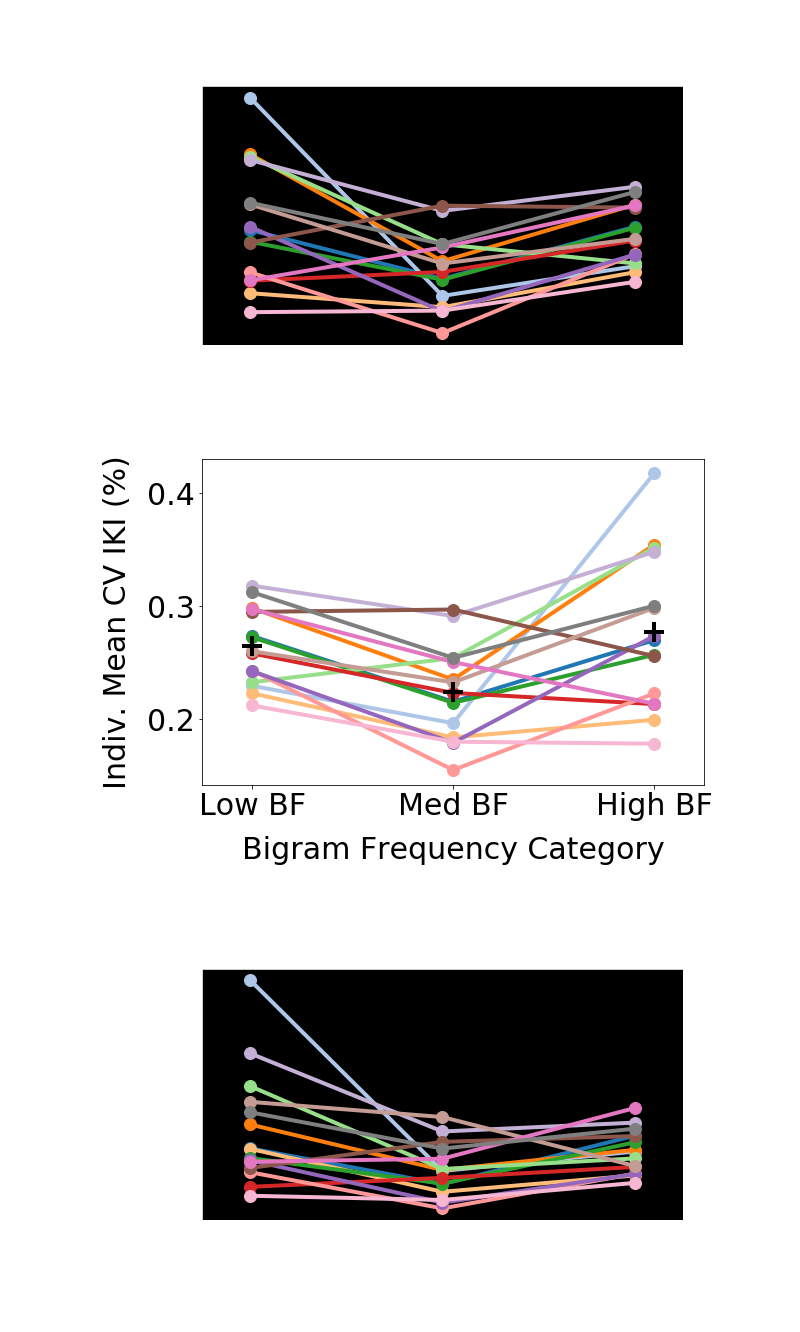
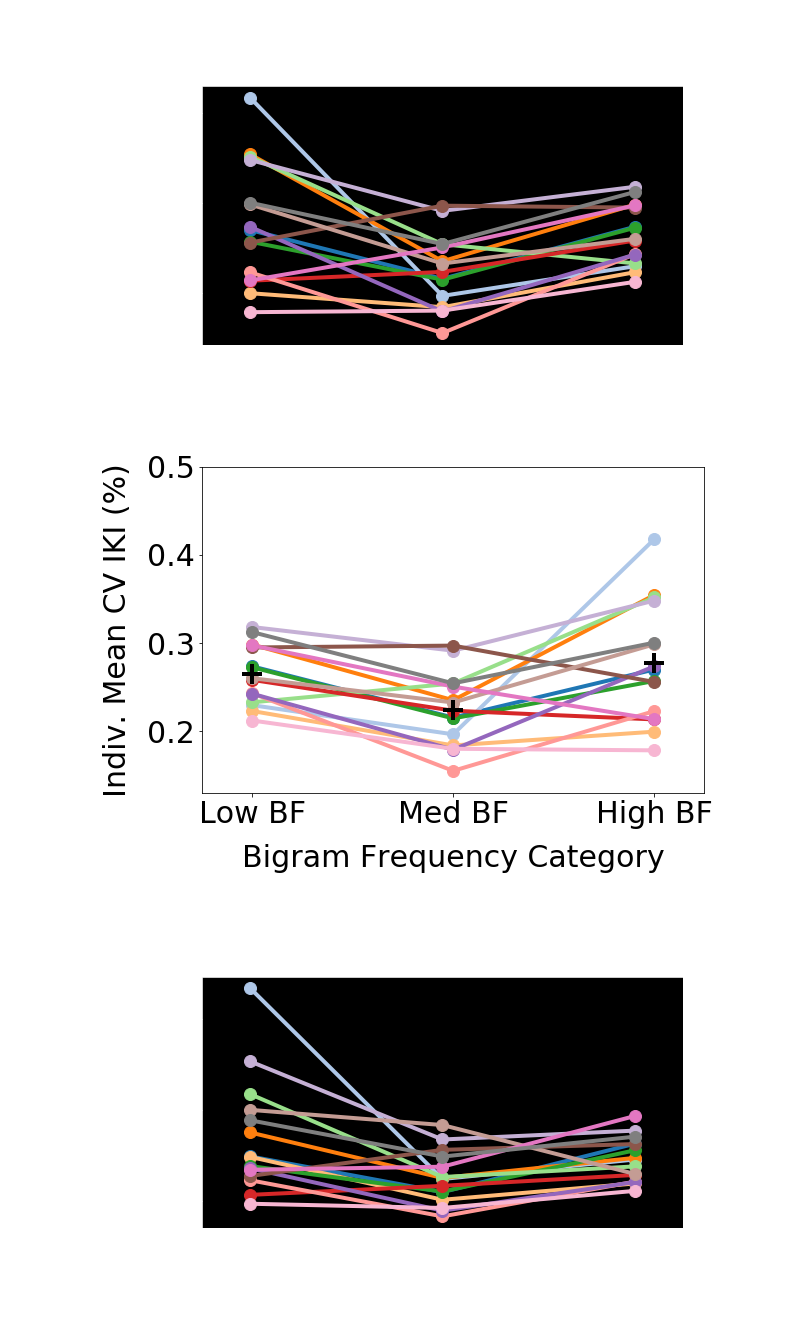
Before and after one commit to rruopp/typingexp, a Jupyter notebook: typing_task_analysis/group_analysis_V1.ipynb, the cells around one changed output. Drawn from its saved outputs; the diff is of its cells as text; code cells hidden in the pictures.

```diff
--- a/typing_task_analysis/group_analysis_V1.ipynb
+++ b/typing_task_analysis/group_analysis_V1.ipynb
@@ -1158,34 +1159,35 @@ means = (np.mean(indiv_avgcvs(corr_trials_bybg, 'bigram', low_bgs['Bigrams'])['A
 fig, ax = plt.subplots(figsize=(9, 6))
 
 cm = plt.get_cmap('tab20')
 for index, data in enumerate(ID_list):
     plt.plot(x, [l[index] for l in D], '.-', linewidth = 4, ms = 24, color = cm(index))
 
 ax.plot(x, means, '+', mew = 4, ms = 20, color = 'black')
 
 plt.xlim([1.5, 6.5])
+plt.ylim([0.13, 0.5])
 # plt.xticks(x, ('', '', ''))
 plt.xticks(x, ('Low BF', 'Med BF', 'High BF'))
 plt.xlabel("Bigram Frequency Category", labelpad=15)
 plt.ylabel("Indiv. Mean CV IKI (%)", labelpad=15)
 plt.title("")
 # plt.legend(loc="best")
 
 ax.set_facecolor('white')
 ax.spines['top'].set_visible(True)
 ax.spines['top'].set_color('black')
 ax.spines['bottom'].set_visible(True)
 ax.spines['bottom'].set_color('black')
 ax.spines['left'].set_visible(True)
 ax.spines['left'].set_color('black')
 ax.spines['right'].set_visible(True)
 ax.spines['right'].set_color('black')
 
 # fig.tight_layout()
 plt.savefig('indiv_cvikis_bybf.png', dpi=300, facecolor = fig.get_facecolor(), edgecolor = 'none', bbox_inches = 'tight')
 plt.show()
 # %% [output]
-[figure, old version]
+[figure, new version]
 # %%
 ## using bigrams sorted by BF (all trials)
 plt.rc('text', color='white')
```
Also changed, not shown: parts of 2 cells of this notebook, 3 other files.
